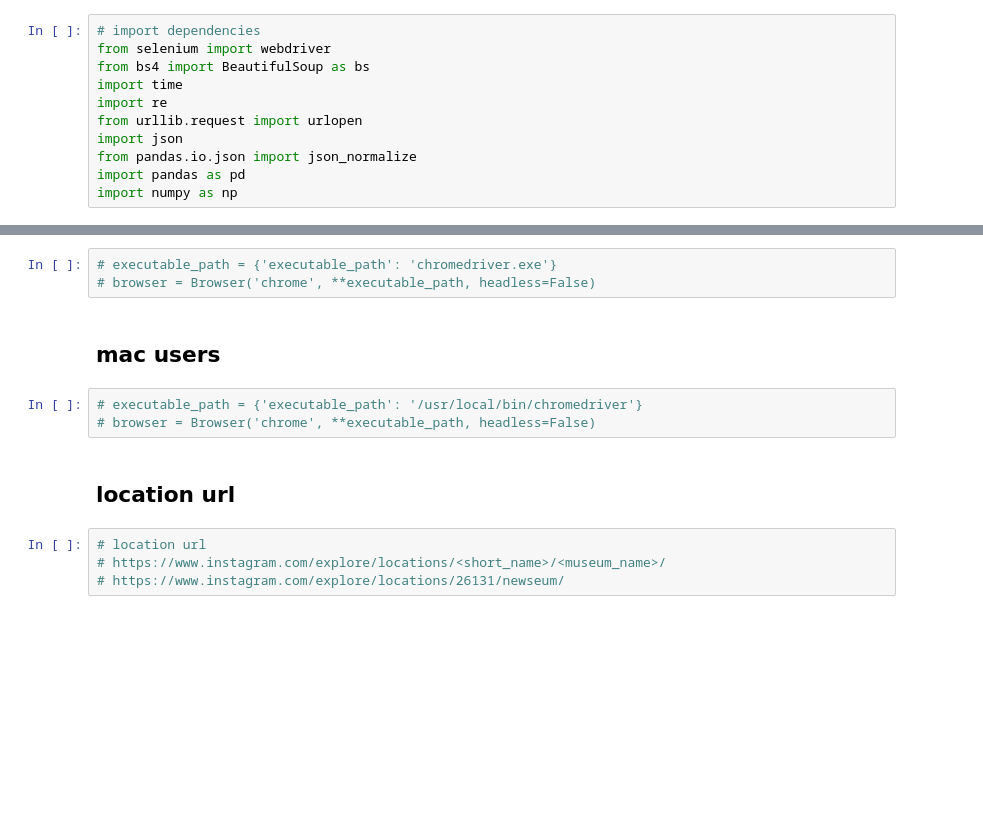
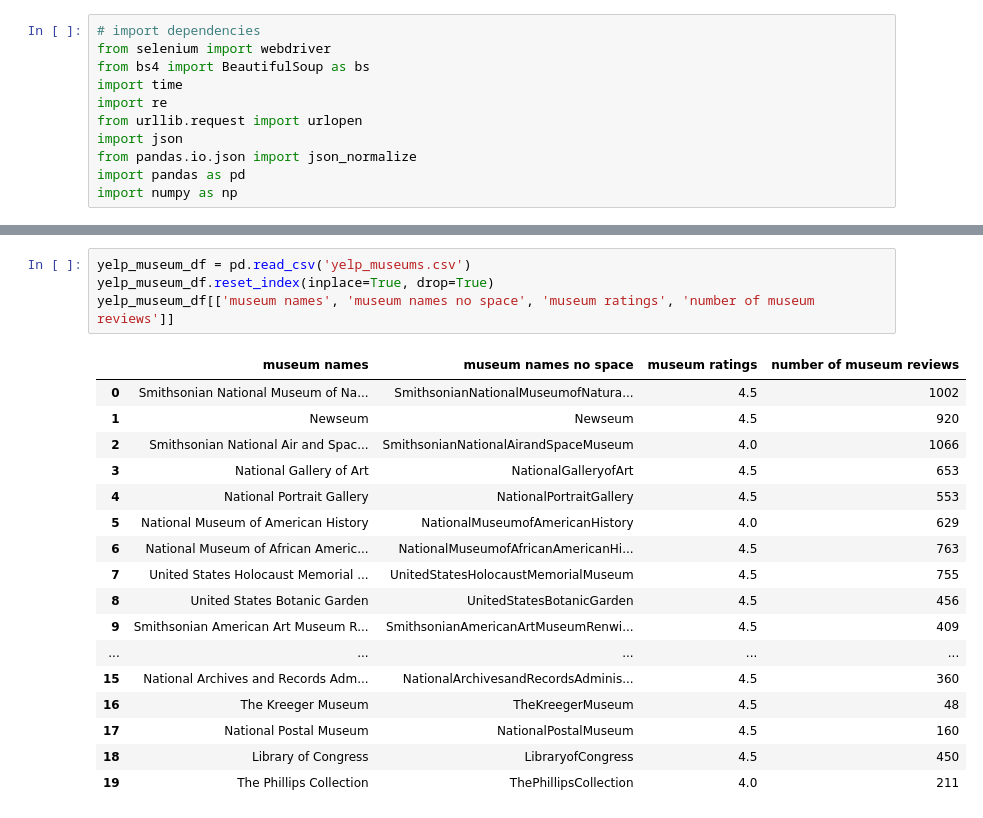
Before and after one commit to sno90/ETL-Project, a Jupyter notebook: scrape_instagram.ipynb, the cells around one changed output, grey strips where cells are left out. Saved outputs shown, nothing was run; the diff lists cells and outputs as text; blank space fills up the shorter version.

```diff
--- a/scrape_instagram.ipynb
+++ b/scrape_instagram.ipynb
@@ -24,15 +14,23 @@ Pagelength = browser.execute_script("window.scrollTo(0,document.body.scrollHeigh
-# %%
-# executable_path = {'executable_path': 'chromedriver.exe'}
-# browser = Browser('chrome', **executable_path, headless=False)
-# %% [markdown]
-## mac users
-# %%
-# executable_path = {'executable_path': '/usr/local/bin/chromedriver'}
-# browser = Browser('chrome', **executable_path, headless=False)
-# %% [markdown]
-## location url
-# %%
-# location url
-# https://www.instagram.com/explore/locations/<short_name>/<museum_name>/
-# https://www.instagram.com/explore/locations/26131/newseum/
+# %%
+yelp_museum_df = pd.read_csv('yelp_museums.csv')
+yelp_museum_df.reset_index(inplace=True, drop=True)
+yelp_museum_df[['museum names', 'museum names no space', 'museum ratings', 'number of museum reviews']]
+# %% [output]
+|  | museum names | museum names no space | museum ratings | number of museum reviews |
+| 0 | Smithsonian National Museum of Na... | SmithsonianNationalMuseumofNatura... | 4.5 | 1002 |
+| 1 | Newseum | Newseum | 4.5 | 920 |
+| 2 | Smithsonian National Air and Spac... | SmithsonianNationalAirandSpaceMuseum | 4.0 | 1066 |
+| 3 | National Gallery of Art | NationalGalleryofArt | 4.5 | 653 |
+| 4 | National Portrait Gallery | NationalPortraitGallery | 4.5 | 553 |
+| 5 | National Museum of American History | NationalMuseumofAmericanHistory | 4.0 | 629 |
+| 6 | National Museum of African Americ... | NationalMuseumofAfricanAmericanHi... | 4.5 | 763 |
+| 7 | United States Holocaust Memorial ... | UnitedStatesHolocaustMemorialMuseum | 4.5 | 755 |
+| 8 | United States Botanic Garden | UnitedStatesBotanicGarden | 4.5 | 456 |
+| 9 | Smithsonian American Art Museum R... | SmithsonianAmericanArtMuseumRenwi... | 4.5 | 409 |
+| ... | ... | ... | ... | ... |
+| 15 | National Archives and Records Adm... | NationalArchivesandRecordsAdminis... | 4.5 | 360 |
+| 16 | The Kreeger Museum | TheKreegerMuseum | 4.5 | 48 |
+| 17 | National Postal Museum | NationalPostalMuseum | 4.5 | 160 |
+| 18 | Library of Congress | LibraryofCongress | 4.5 | 450 |
+| 19 | The Phillips Collection | ThePhillipsCollection | 4.0 | 211 |
 # %%
```
Also changed, not shown: parts of 9 cells of this notebook, 7 other files.
